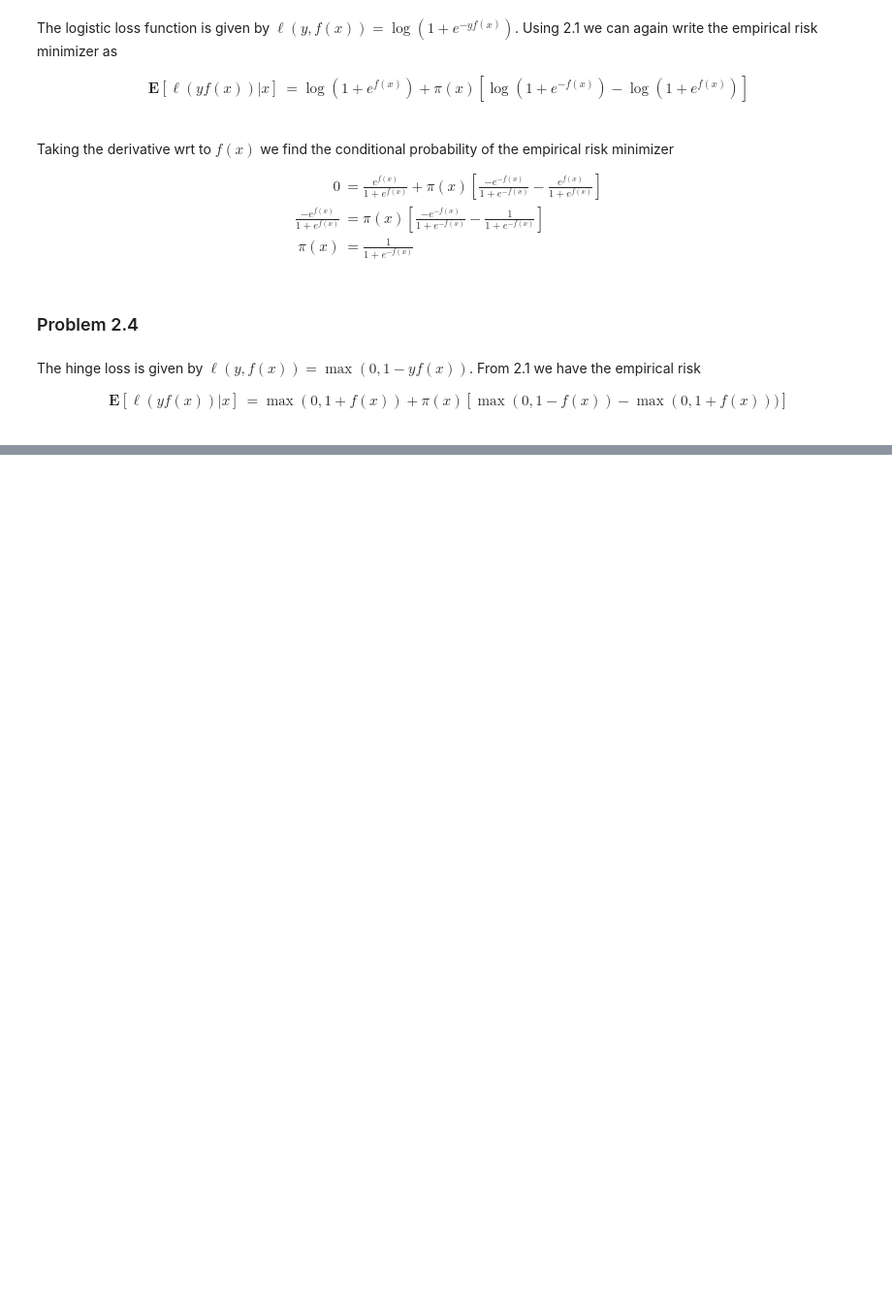
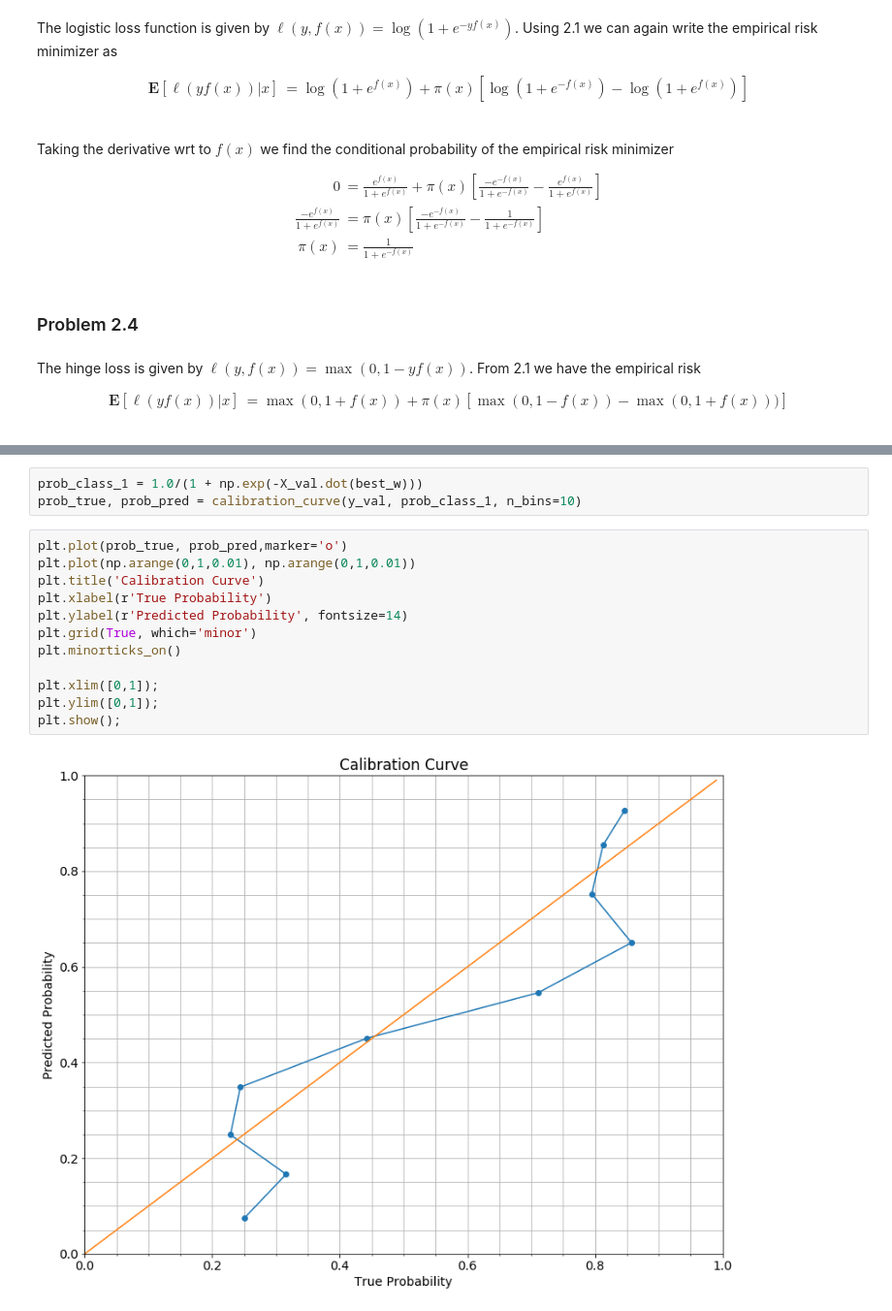
Before and after one commit to chaaland/bloomberg-ml-course, a Jupyter notebook: HW5/writeup/HW5.ipynb, the cells around one changed output, grey strips where cells are left out. Shown: that part at 97% size. Drawn from its saved outputs; the diff is of its cells as text; blank space fills up the shorter version.

```diff
--- a/HW5/writeup/HW5.ipynb
+++ b/HW5/writeup/HW5.ipynb
@@ -85,0 +166,17 @@ $$
+# %%
+prob_class_1 = 1.0/(1 + np.exp(-X_val.dot(best_w)))
+prob_true, prob_pred = calibration_curve(y_val, prob_class_1, n_bins=10)
+# %%
+plt.plot(prob_true, prob_pred,marker='o')
+plt.plot(np.arange(0,1,0.01), np.arange(0,1,0.01))
+plt.title('Calibration Curve')
+plt.xlabel(r'True Probability')
+plt.ylabel(r'Predicted Probability', fontsize=14)
+plt.grid(True, which='minor')
+plt.minorticks_on()
+
+plt.xlim([0,1]);
+plt.ylim([0,1]);
+plt.show();
+# %% [output]
+[figure, added]
```
Also changed, not shown: parts of 7 cells of this notebook, 3 other files.
